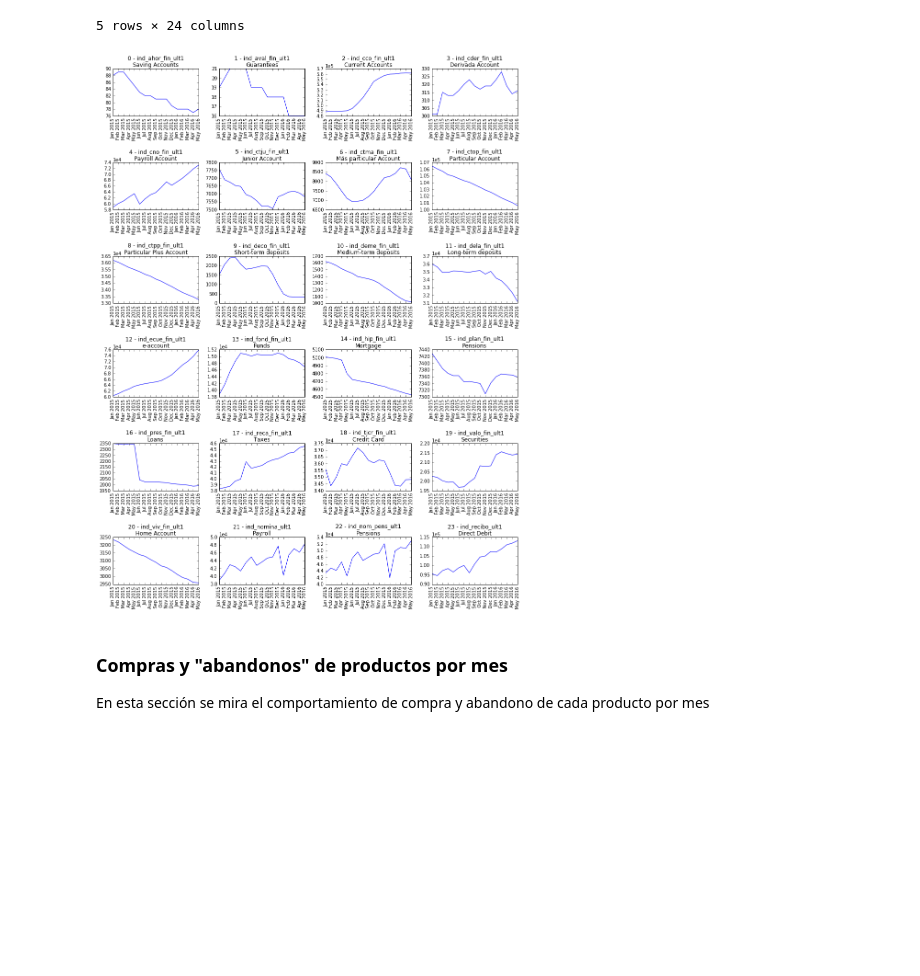
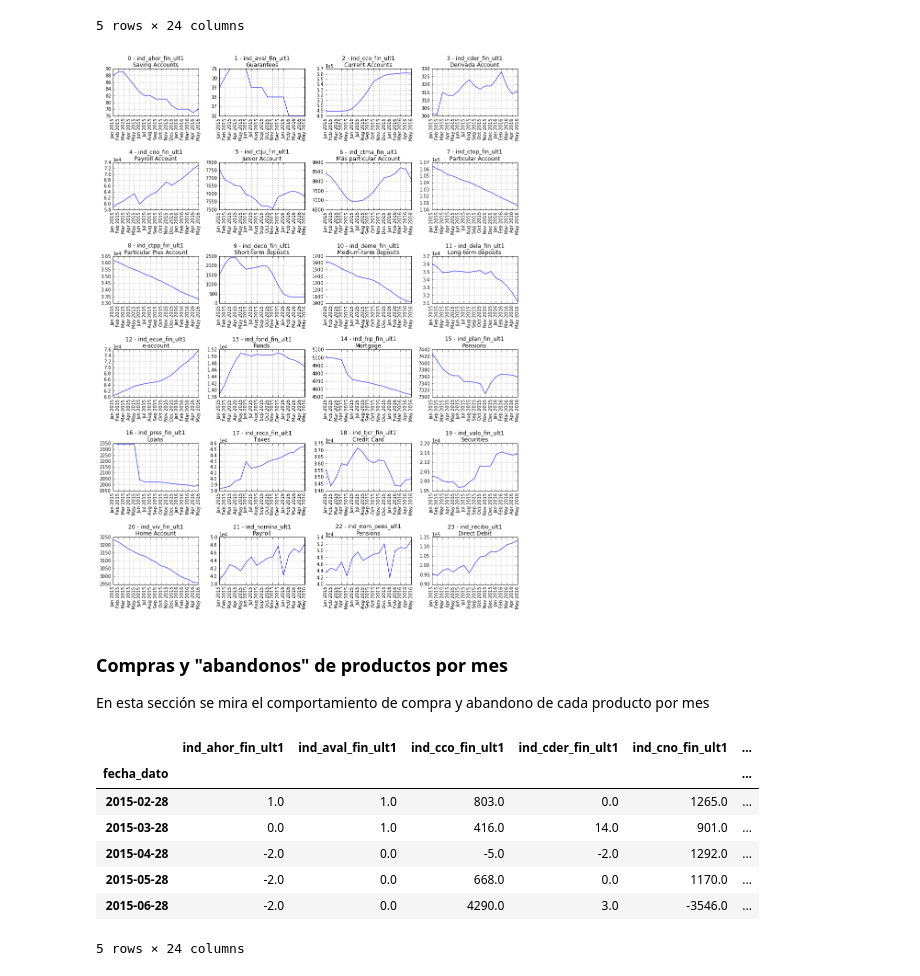
Before and after one commit to sergioml/degree_project, a Jupyter notebook: keep_working_part5.ipynb, the cells around one changed output. Drawn from its saved outputs; the diff is of its cells as text; code cells hidden in the pictures; blank space fills up the shorter version.

```diff
--- a/keep_working_part5.ipynb
+++ b/keep_working_part5.ipynb
@@ -75,10 +75,11 @@ for i, col in enumerate(df_a.columns):
     ax.set_title(descr_prods[col]['num'] + " - " + str(col) + '\n' + descr_prods[col]['name'])
     ax.set_xticks(range(len(dates)))
     ax.set_xticklabels(dates, rotation=90)
+    ax.grid()
     ax.ticklabel_format(style='sci', axis='y', scilimits=(0, 4))
 plt.tight_layout(h_pad=2)
 # %% [output]
-[figure, old version]
+[figure, new version]
 # %% [markdown]
 ### Compras y "abandonos" de productos por mes
 En esta sección se mira el comportamiento de compra y abandono de cada producto por mes
@@ -92,3 +93,14 @@ for i in range(1, len(dates)):
 # %%
 df_b = df_a.reset_index().loc[:, ['fecha_dato']].join(df_b).iloc[1:]
 df_b = df_b.set_index('fecha_dato')
+# %%
+df_b.head()
+# %% [output]
+|  | ind_ahor_fin_ult1 | ind_aval_fin_ult1 | ind_cco_fin_ult1 | ind_cder_fin_ult1 | ind_cno_fin_ult1 | ... |
+| fecha_dato |  |  |  |  |  | ... |
+| 2015-02-28 | 1.0 | 1.0 | 803.0 | 0.0 | 1265.0 | ... |
+| 2015-03-28 | 0.0 | 1.0 | 416.0 | 14.0 | 901.0 | ... |
+| 2015-04-28 | -2.0 | 0.0 | -5.0 | -2.0 | 1292.0 | ... |
+| 2015-05-28 | -2.0 | 0.0 | 668.0 | 0.0 | 1170.0 | ... |
+| 2015-06-28 | -2.0 | 0.0 | 4290.0 | 3.0 | -3546.0 | ... |
+5 rows × 24 columns
```
Also changed, not shown: parts of 11 cells of this notebook.
